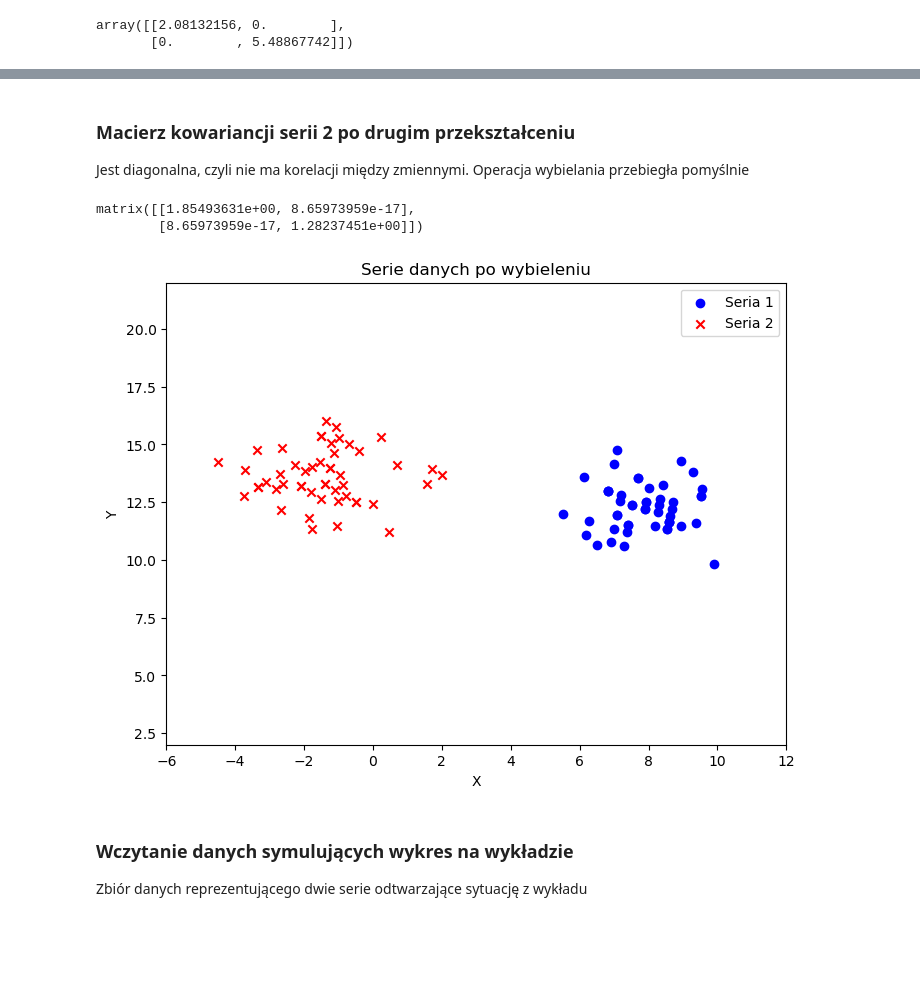
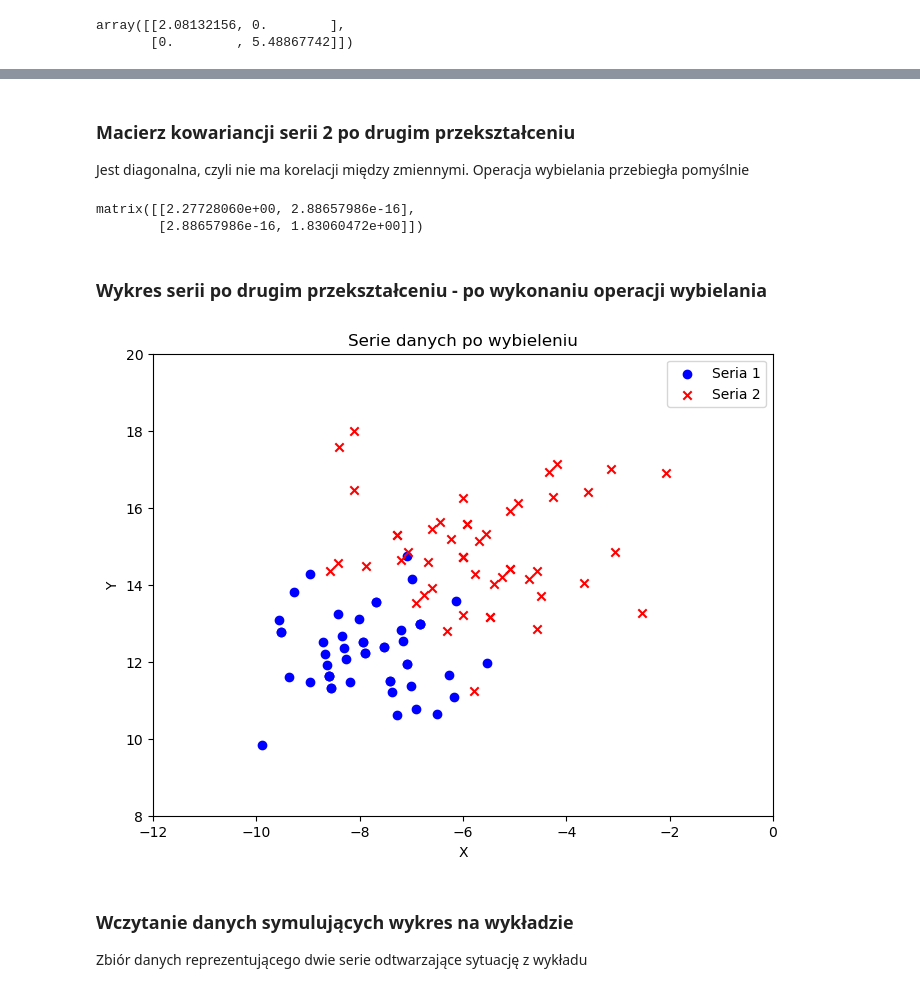
Before and after one commit to Funiek/eksploracja-danych, a Jupyter notebook: cw3/ed_cw3_krzysztof_funkowski.ipynb, the cells around one changed output, grey strips where cells are left out. Drawn from its saved outputs; the diff is of its cells as text; code cells hidden in the pictures; blank space fills up the shorter version.

```diff
--- a/cw3/ed_cw3_krzysztof_funkowski.ipynb
+++ b/cw3/ed_cw3_krzysztof_funkowski.ipynb
@@ -179,3 +179,3 @@ array([[6.014118339365684, 1.4458148567867712],
 # %%
-species2 = df[df['Species'].str.contains('Iris-versicolor')].to_numpy() # wybieranie danych tylko dla badanego gatunku
+species2 = df[df['Species'].str.contains('Iris-virginica')].to_numpy() # wybieranie danych tylko dla badanego gatunku
 species2 = species2[:, [0, 1]]
@@ -421,9 +421,9 @@ matrix([[1.00000000e+00, 2.44110288e-15],
-# %% [markdown]
-### Macierz kowariancji serii 2 po drugim przekształceniu
-Jest diagonalna, czyli nie ma korelacji między zmiennymi. Operacja wybielania przebiegła pomyślnie
+# %% [markdown]
+### Macierz kowariancji serii 2 po drugim przekształceniu
+Jest diagonalna, czyli nie ma korelacji między zmiennymi. Operacja wybielania przebiegła pomyślnie
 # %%
 cov_matrix_s2_p2 = cov_for_dataset(s2_p2)
 cov_matrix_s2_p2
 # %% [output]
-matrix([[1.85493631e+00, 8.65973959e-17],
-        [8.65973959e-17, 1.28237451e+00]])
+matrix([[2.27728060e+00, 2.88657986e-16],
+        [2.88657986e-16, 1.83060472e+00]])
@@ -432,20 +430,22 @@ matrix([[1.85493631e+00, 8.65973959e-17],
+# %% [markdown]
+### Wykres serii po drugim przekształceniu - po wykonaniu operacji wybielania
 # %%
 plt.figure(figsize=(8, 6))
 
 plt.scatter(s1_p2[:,[0]], s1_p2[:,[1]], label='Seria 1', color='blue', marker='o')
 plt.scatter(s2_p2[:,[0]], s2_p2[:,[1]], label='Seria 2', color='red', marker='x')
 
 plt.xlabel('X')
 plt.ylabel('Y')
 
-plt.xlim(-6, 12)
-plt.ylim(2, 22)
+plt.xlim(-12, 0)
+plt.ylim(8, 20)
 
 plt.legend()
 plt.title('Serie danych po wybieleniu')
 plt.show()
 # %% [output]
-[figure, old version]
+[figure, new version]
 # %% [markdown]
 ### Wczytanie danych symulujących wykres na wykładzie
 Zbiór danych reprezentującego dwie serie odtwarzające sytuację z wykładu
```
Also changed, not shown: parts of 81 cells of this notebook.
